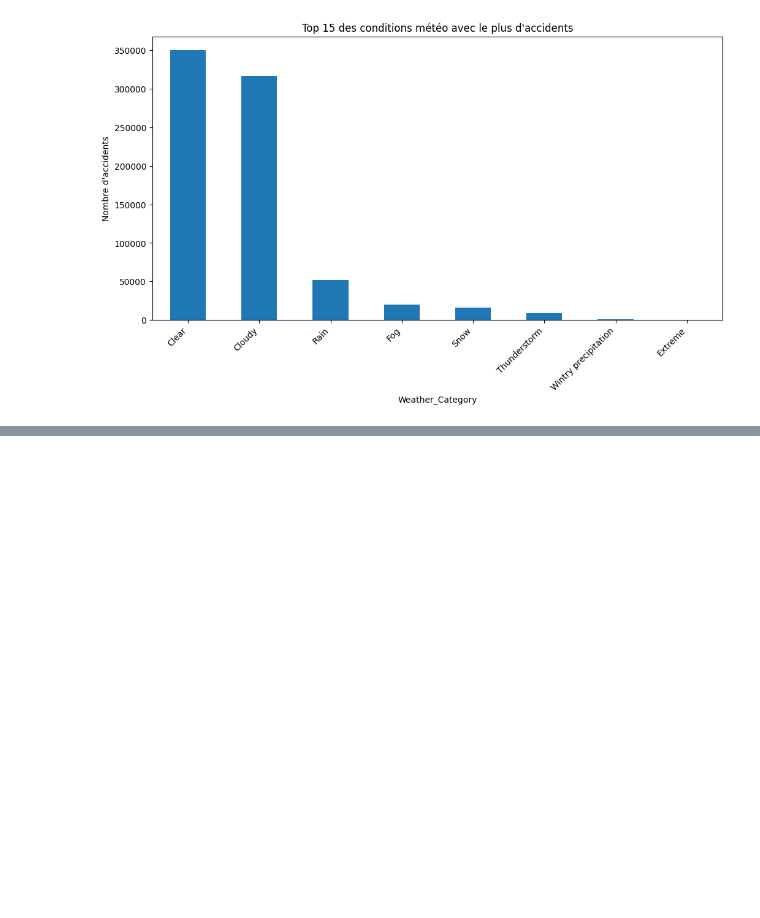
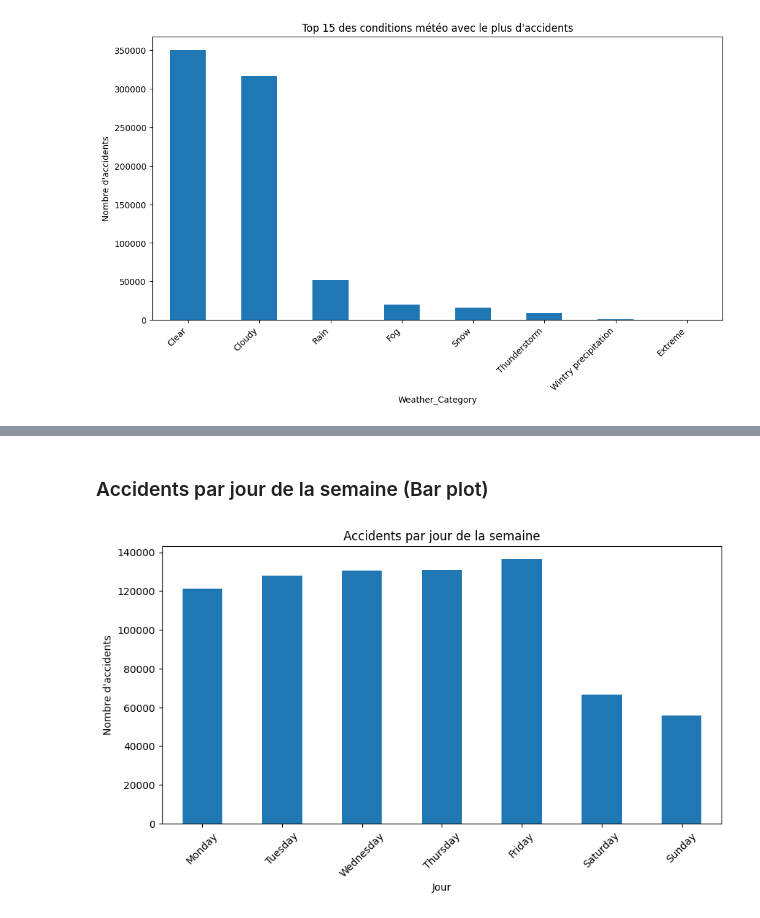
Before and after one commit to zinebettahery/US-Accidents, a Jupyter notebook: notebooks/Insights.ipynb, the cells around one changed output, grey strips where cells are left out. Saved outputs shown, nothing was run; the diff lists cells and outputs as text; code cells hidden in the pictures; blank space fills up the shorter version.

```diff
--- a/notebooks/Insights.ipynb
+++ b/notebooks/Insights.ipynb
@@ -110,0 +128,15 @@ plt.show()
+# %% [markdown]
+### Accidents par jour de la semaine (Bar plot)
+# %%
+order_days = ['Monday','Tuesday','Wednesday','Thursday','Friday','Saturday','Sunday']
+accidents_by_day = df['day_of_week'].value_counts().reindex(order_days)
+
+plt.figure(figsize=(10,5))
+accidents_by_day.plot(kind='bar')
+plt.title("Accidents par jour de la semaine")
+plt.xlabel("Jour")
+plt.ylabel("Nombre d'accidents")
+plt.xticks(rotation=45)
+plt.show()
+# %% [output]
+[figure, added]
```
Also changed, not shown: parts of 13 cells of this notebook.
